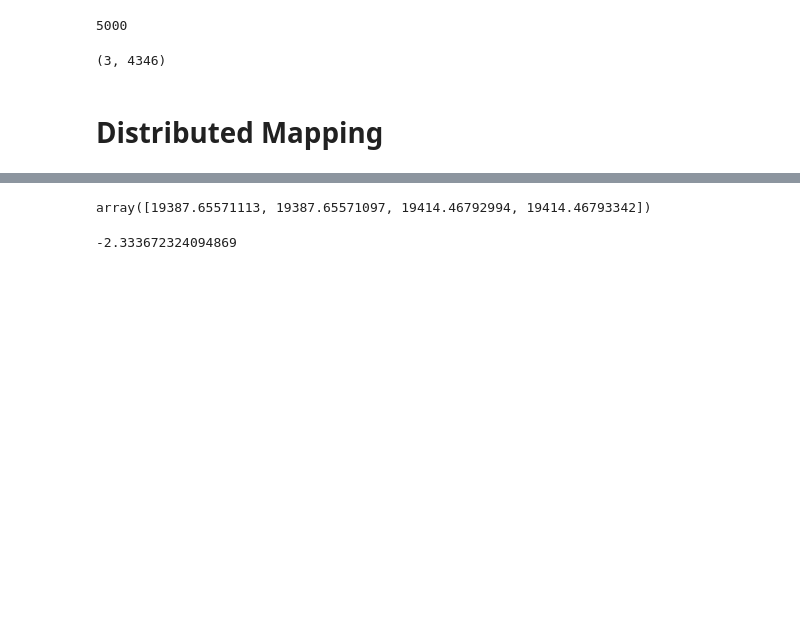
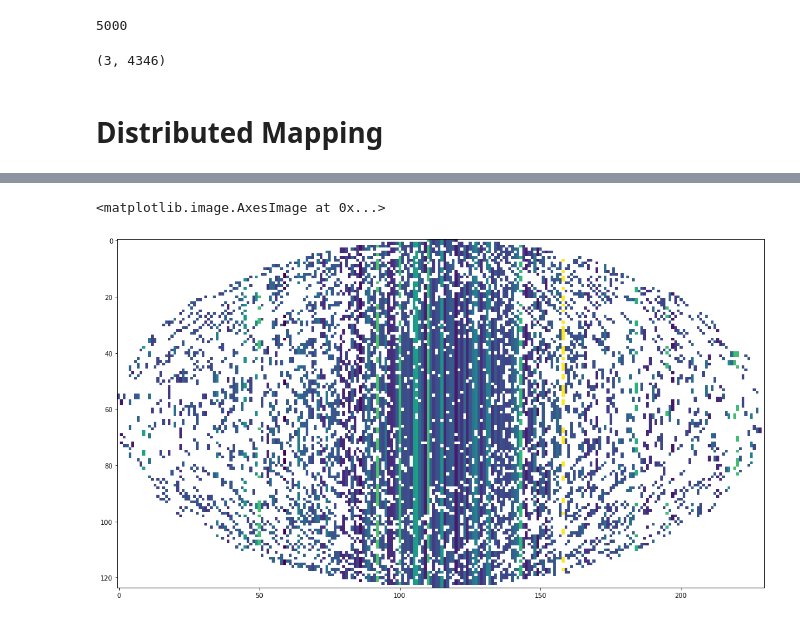
Before and after one commit to c0pp1/distributed-juno, a Jupyter notebook: dask/dask_mapping.ipynb, the cells around one changed output, grey strips where cells are left out. Cells and saved outputs as stored; diff of their text form; code cells hidden in the pictures; blank space fills up the shorter version.

```diff
--- a/dask/dask_mapping.ipynb
+++ b/dask/dask_mapping.ipynb
@@ -485,0 +703,10 @@ result = client.gather(result)
+# %%
+rotated = rotate_single_file(train_data_fname)
+
+future = client.map(dask.compute, rotated)
+result = client.gather(future)
+result_rot = [result[i][0].persist() for i in range(len(result))]
+# %%
+future = client.map(mapping_single_event, result_rot)
+result = client.gather(future)
+result
@@ -486 +724,5 @@ result = client.gather(result)
+# %%
+future = client.map(dask.compute, result)
+result = client.gather(future)
+result = [result[i][0] for i in range(len(result))]
 # %%
@@ -534,8 +731,0 @@ R = dask.delayed(da.sqrt)(dask.delayed(da.sum)(coord_new**2, axis=0))
-# %%
-R[[1, 2, 3, 4]].compute().compute()
-# %% [output]
-array([19387.65571113, 19387.65571097, 19414.46792994, 19414.46793342])
-# %%
-phi_cc.compute()
-# %% [output]
--2.333672324094869
@@ -543,0 +732,12 @@ client.shutdown()
+# %%
+ev = 6
+
+image = result[ev][:,:,0].T
+image[image == 0] = np.NaN
+
+fig, ax = plt.subplots(1, figsize=(20,10))
+ax.imshow(image)
+#fig.savefig('prova.pdf')
+# %% [output]
+<matplotlib.image.AxesImage at 0x...>
+[figure, added]
```
Also changed, not shown: parts of 27 cells of this notebook.
